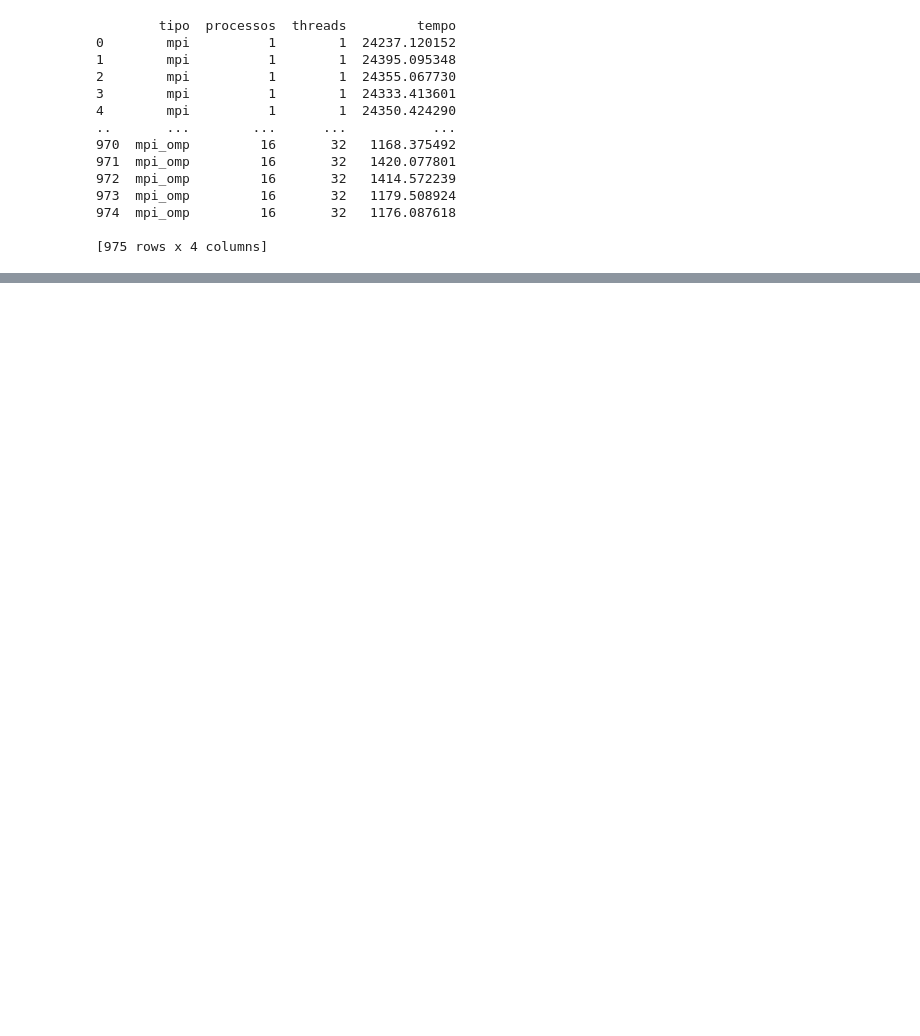
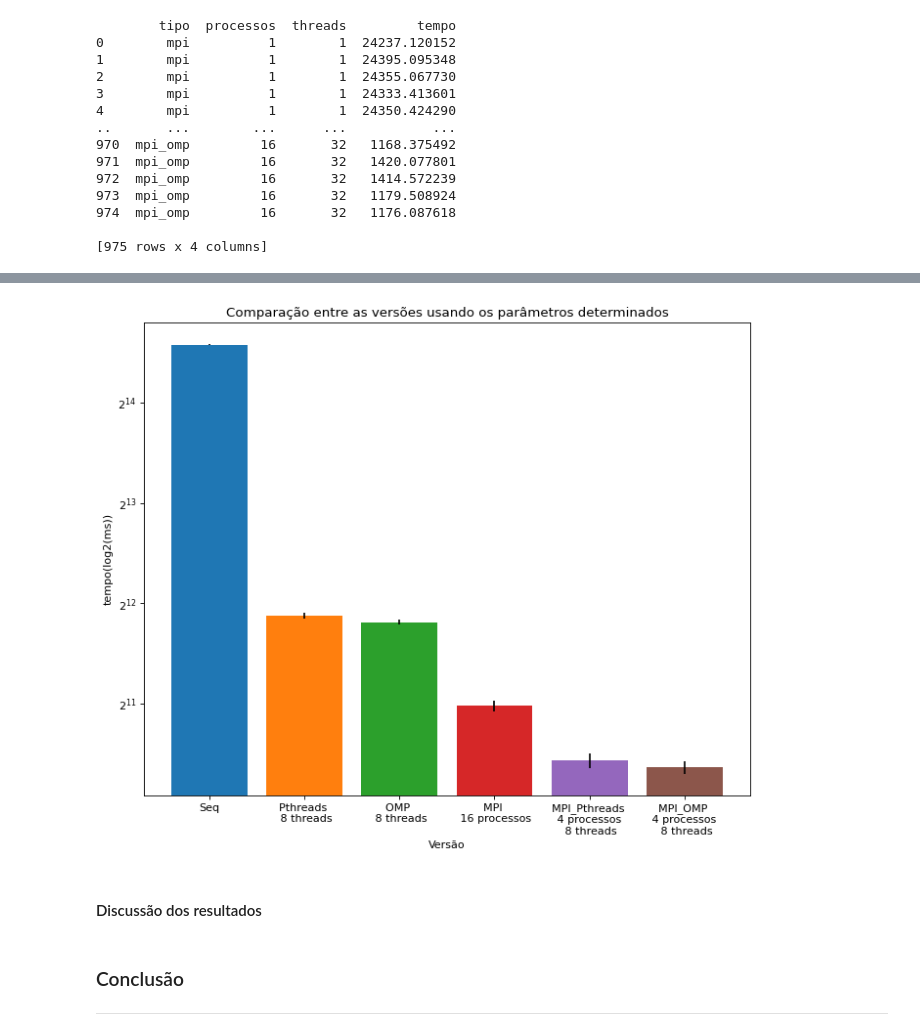
Before and after one commit to T-Guerrero/MAC0219-EP2, a Jupyter notebook: docs/documentation.ipynb, the cells around one changed output, grey strips where cells are left out. Cells and saved outputs as stored; diff of their text form; code cells hidden in the pictures; blank space fills up the shorter version.

```diff
--- a/docs/documentation.ipynb
+++ b/docs/documentation.ipynb
@@ -262,0 +293,4 @@ Analisando o código, podemos perceber que as operações de I/O e alocação de
+# %%
+# Leitura de dados CSV
+csv = pd.read_csv("../measurements/comparison.csv")
+print(csv)
@@ -262,0 +337,9 @@ Analisando o código, podemos perceber que as operações de I/O e alocação de
+# %%
+'''
+Processamento dos dados
+'''
+for i, tipo in enumerate(tipos):
+    vector = csv["tempo"][i*15:(i+1)*15]
+    mean = sum(vector)/15
+    pair = (mean, confidence_interval(vector, mean))
+    data[tipo] = pair
@@ -262,0 +352,37 @@ Analisando o código, podemos perceber que as operações de I/O e alocação de
+# %%
+'''
+Coleta dos valores
+'''
+
+y = []
+confidence_interval = []
+
+for tipo in tipos:
+    y.append(data[tipo][0])
+    confidence_interval.append(data[tipo][1])
+# %%
+colors = ['#1f77b4', '#ff7f0e', '#2ca02c', '#d62728', '#9467bd', '#8c564b']
+
+xlabel = ['Seq', 'Pthreads \n 8 threads',
+          'OMP \n 8 threads', 'MPI \n 16 processos',
+          'MPI_Pthreads \n 4 processos \n 8 threads', 'MPI_OMP \n 4 processos \n 8 threads']
+# %%
+'''
+Plota os resultados
+'''
+plt.figure(figsize=(10, 8), dpi=80)
+plt.bar(range(len(tipos)), y, align='center', yerr=confidence_interval, color=colors)
+plt.xticks(range(len(xlabel)), xlabel)
+plt.yscale("log", base = 2)
+
+plt.ylabel('tempo(log2(ms))')
+plt.xlabel('Versão')
+plt.title('Comparação entre as versões usando os parâmetros determinados')
+plt.show()
+# %% [output]
+[figure, added]
+# %% [markdown]
+#### Discussão dos resultados <a id="sixth"></a>
+# %% [markdown]
+### Conclusão
+***
```
Also changed, not shown: parts of 30 cells of this notebook.
